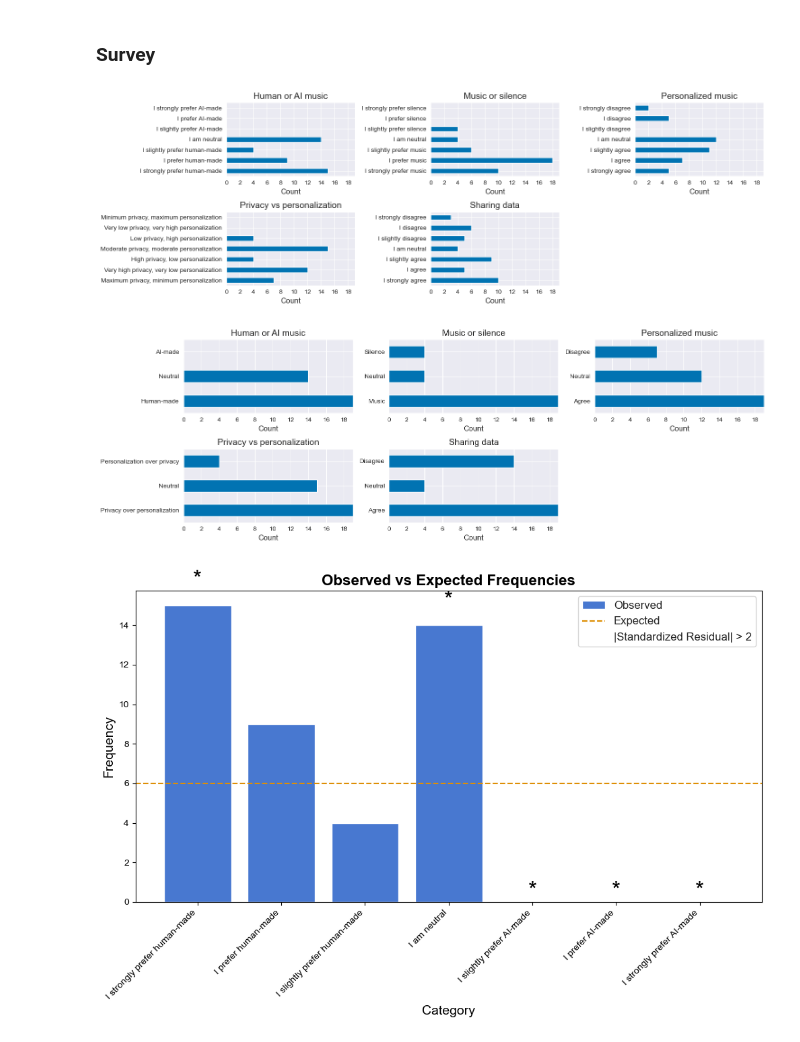
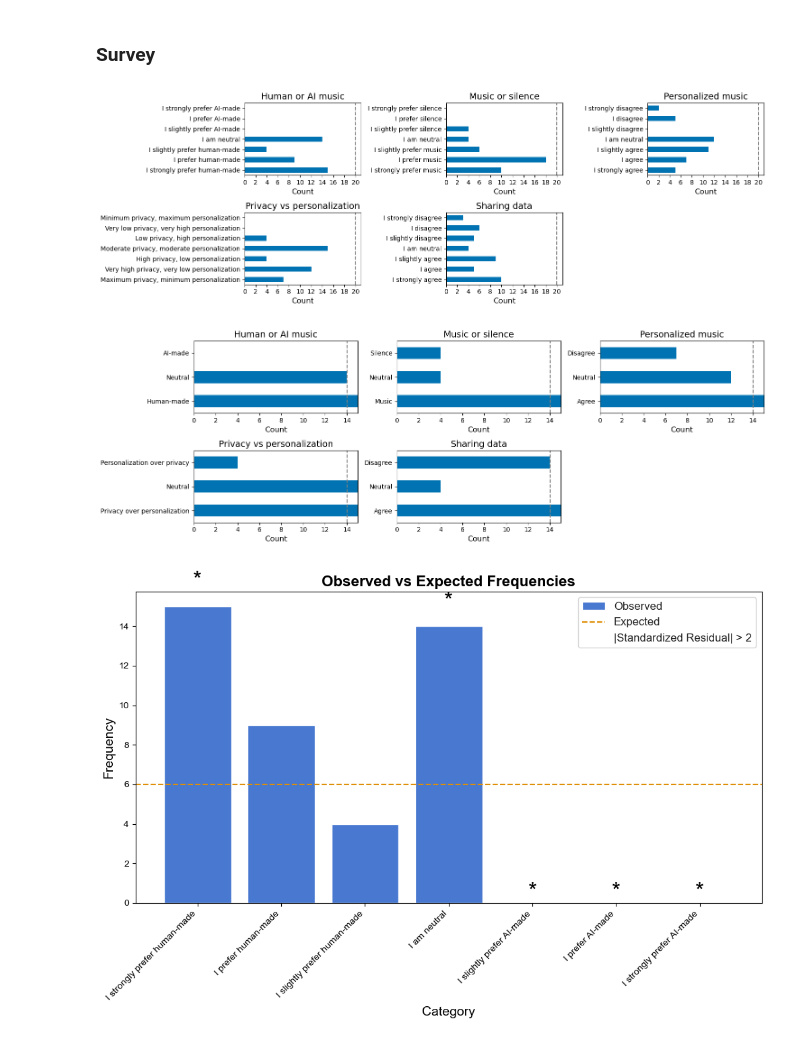
Before and after one commit to emmenru/Music-AI-workshop, a Jupyter notebook: AI-music-workshop.ipynb, the cells around one changed output. Cells and saved outputs as stored; diff of their text form; code cells hidden in the pictures.

Commit message:
Tweaked plot_survey

```diff
--- a/AI-music-workshop.ipynb
+++ b/AI-music-workshop.ipynb
@@ -825,6 +876,8 @@ colorblind_palette = sns.color_palette("colorblind", n_colors=len(df_quiz.column
 # %% [markdown]
 ### Survey
 # %%
-pf.plot_survey(df_survey, columns_to_plot=df_survey.columns[4:9], color=colorblind_palette[0],  output_dir='plots/survey')
+pf.plot_survey(df_survey, columns_to_plot=df_survey.columns[4:9], color=colorblind_palette[0], max_x=20, expected=6, output_dir='plots/survey')
+# Add a dotted line that shows that expected count is 6 for all questions?
+# Change max value
 # %% [output]
-[figure, old version]
+[figure, new version]
@@ -833,7 +884,7 @@ pf.plot_survey(df_survey, columns_to_plot=df_survey.columns[4:9], color=colorbli
 # %%
-pf.plot_survey(df_survey_recoded, columns_to_plot=df_survey_recoded.columns[4:9], color=colorblind_palette[0],  output_dir='plots/survey/extra')
+pf.plot_survey(df_survey_recoded, columns_to_plot=df_survey_recoded.columns[4:9], color=colorblind_palette[0], max_x= 14, expected = 35, output_dir='plots/survey/extra')
 # %% [output]
-[figure, old version]
+[figure, new version]
 # %%
 #import matplotlib.pyplot as plt
 #import numpy as np
```
Also changed, not shown: parts of 9 cells of this notebook, 5 other files.
